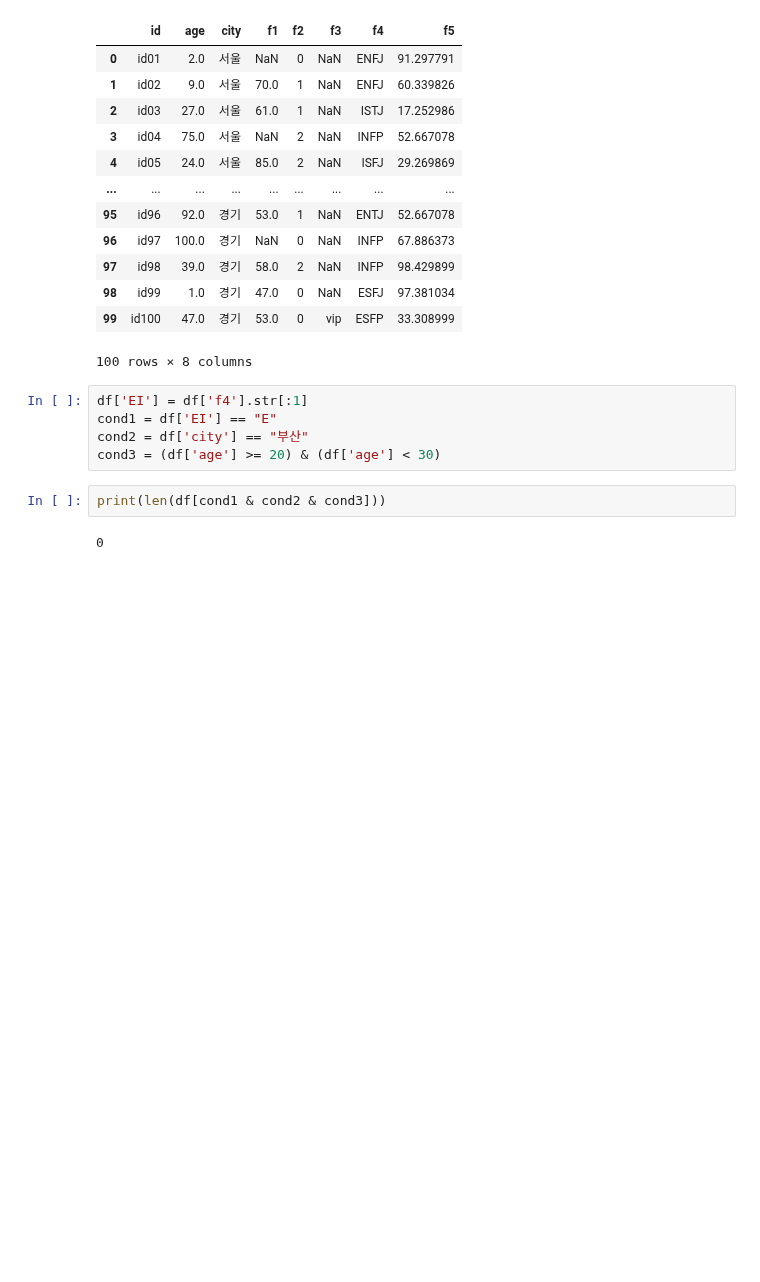
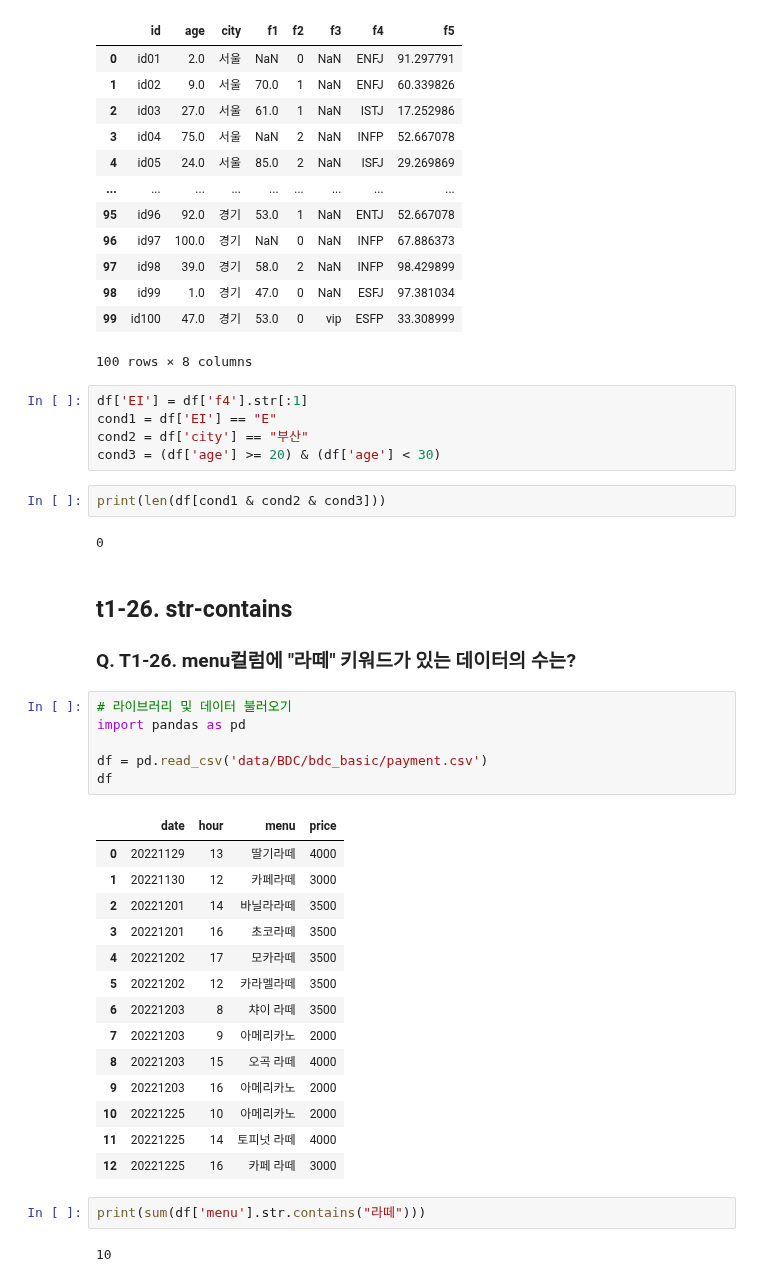
Before and after one commit to zudata/BEAKJOON, a Jupyter notebook: study/Big Data Certification study.ipynb, the cells around one changed output. Cells and saved outputs as stored; diff of their text form; blank space fills up the shorter version.

```diff
--- a/study/Big Data Certification study.ipynb
+++ b/study/Big Data Certification study.ipynb
@@ -1500,3 +1500,32 @@ cond3 = (df['age'] >= 20) & (df['age'] < 30)
 print(len(df[cond1 & cond2 & cond3]))
 # %% [output]
 0
+# %% [markdown]
+## t1-26. str-contains
+
+### Q. T1-26. menu컬럼에 "라떼" 키워드가 있는 데이터의 수는?
+# %%
+# 라이브러리 및 데이터 불러오기
+import pandas as pd
+
+df = pd.read_csv('data/BDC/bdc_basic/payment.csv')
+df
+# %% [output]
+|  | date | hour | menu | price |
+| 0 | 20221129 | 13 | 딸기라떼 | 4000 |
+| 1 | 20221130 | 12 | 카페라떼 | 3000 |
+| 2 | 20221201 | 14 | 바닐라라떼 | 3500 |
+| 3 | 20221201 | 16 | 초코라떼 | 3500 |
+| 4 | 20221202 | 17 | 모카라떼 | 3500 |
+| 5 | 20221202 | 12 | 카라멜라떼 | 3500 |
+| 6 | 20221203 | 8 | 챠이 라떼 | 3500 |
+| 7 | 20221203 | 9 | 아메리카노 | 2000 |
+| 8 | 20221203 | 15 | 오곡 라떼 | 4000 |
+| 9 | 20221203 | 16 | 아메리카노 | 2000 |
+| 10 | 20221225 | 10 | 아메리카노 | 2000 |
+| 11 | 20221225 | 14 | 토피넛 라떼 | 4000 |
+| 12 | 20221225 | 16 | 카페 라떼 | 3000 |
+# %%
+print(sum(df['menu'].str.contains("라떼")))
+# %% [output]
+10
```
